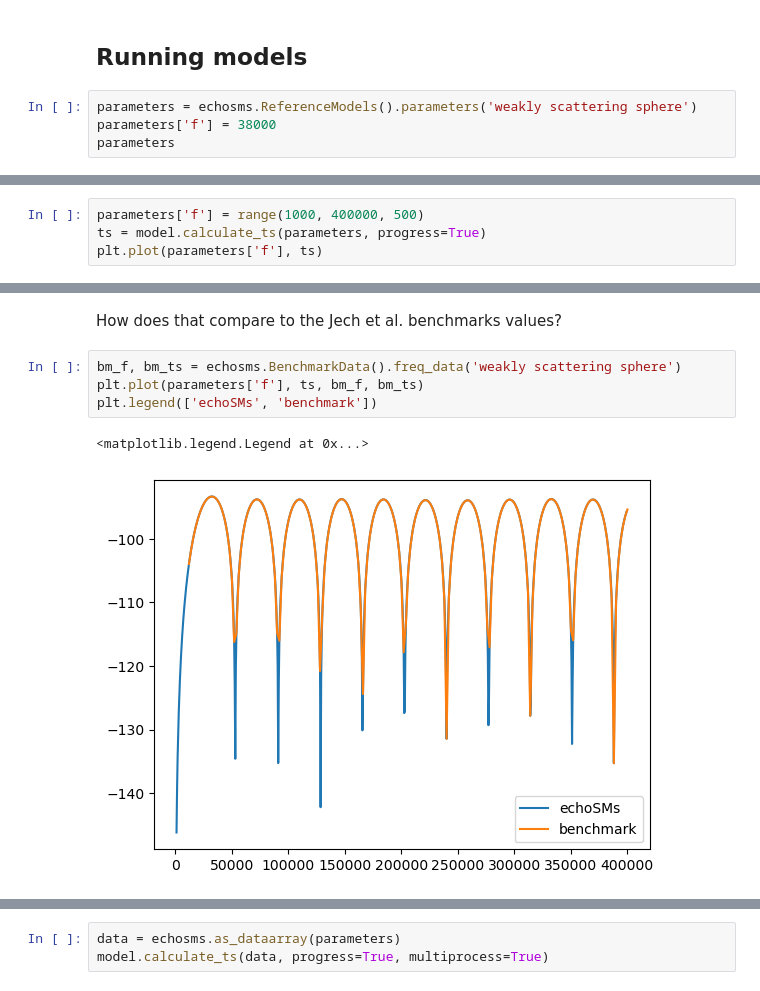
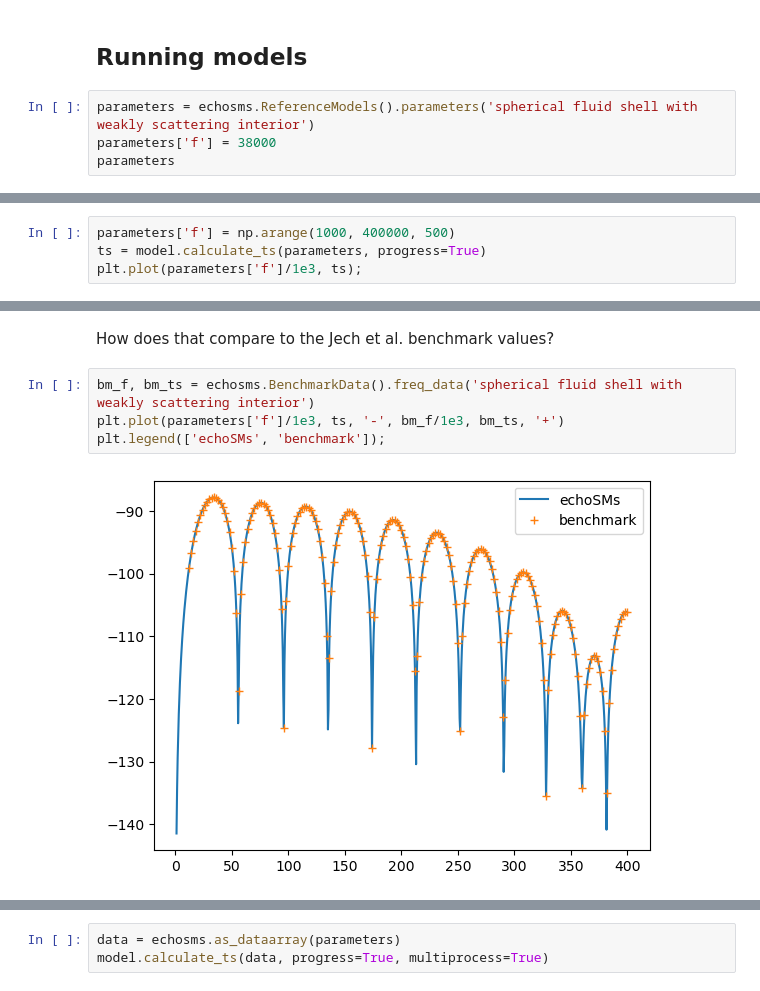
Before and after one commit to ices-tools-dev/echoSMs, a Jupyter notebook: docs/WGFAST2025_demo.ipynb, the cells around one changed output, grey strips where cells are left out. Drawn from its saved outputs; the diff is of its cells as text.

```diff
--- a/docs/WGFAST2025_demo.ipynb
+++ b/docs/WGFAST2025_demo.ipynb
@@ -117,7 +117,7 @@ echosms.DWBAdata().model('Generic krill (McGehee 1998)').plot()
 # %% [markdown]
 ## Running models
 # %%
-parameters = echosms.ReferenceModels().parameters('weakly scattering sphere')
+parameters = echosms.ReferenceModels().parameters('spherical fluid shell with weakly scattering interior')
 parameters['f'] = 38000
 parameters
 # %% [output]
@@ -136,5 +139,5 @@ model.calculate_ts(parameters)
 # %%
-parameters['f'] = range(1000, 400000, 500)
+parameters['f'] = np.arange(1000, 400000, 500)
 ts = model.calculate_ts(parameters, progress=True)
-plt.plot(parameters['f'], ts)
+plt.plot(parameters['f']/1e3, ts);
 # %% [output]
@@ -143,10 +145,9 @@ plt.plot(parameters['f'], ts)
 # %% [markdown]
-How does that compare to the Jech et al. benchmarks values?
+How does that compare to the Jech et al. benchmark values?
 # %%
-bm_f, bm_ts = echosms.BenchmarkData().freq_data('weakly scattering sphere')
-plt.plot(parameters['f'], ts, bm_f, bm_ts)
-plt.legend(['echoSMs', 'benchmark'])
+bm_f, bm_ts = echosms.BenchmarkData().freq_data('spherical fluid shell with weakly scattering interior')
+plt.plot(parameters['f']/1e3, ts, '-', bm_f/1e3, bm_ts, '+')
+plt.legend(['echoSMs', 'benchmark']);
 # %% [output]
-<matplotlib.legend.Legend at 0x...>
-[figure, old version]
+[figure, new version]
 # %%
```
Also changed, not shown: parts of 5 cells of this notebook.
